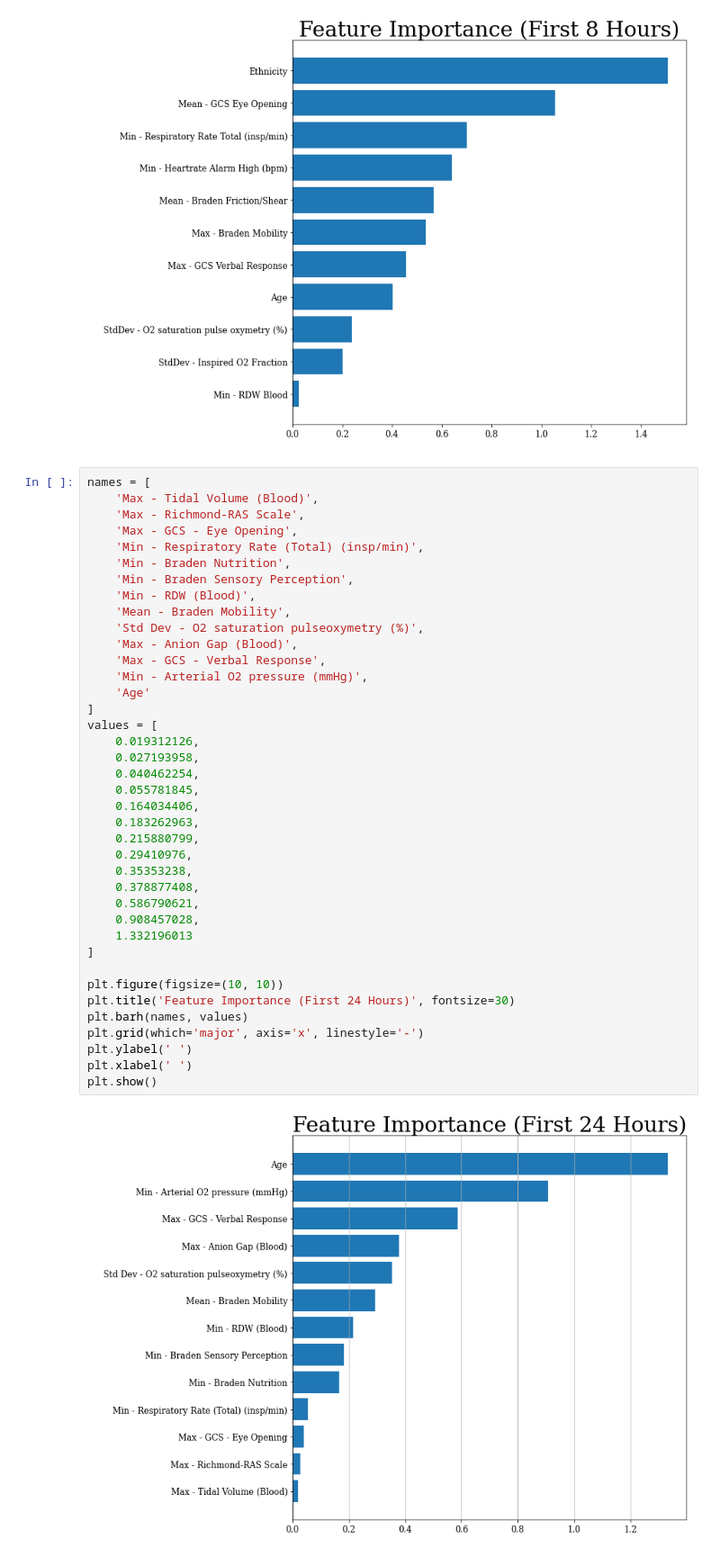
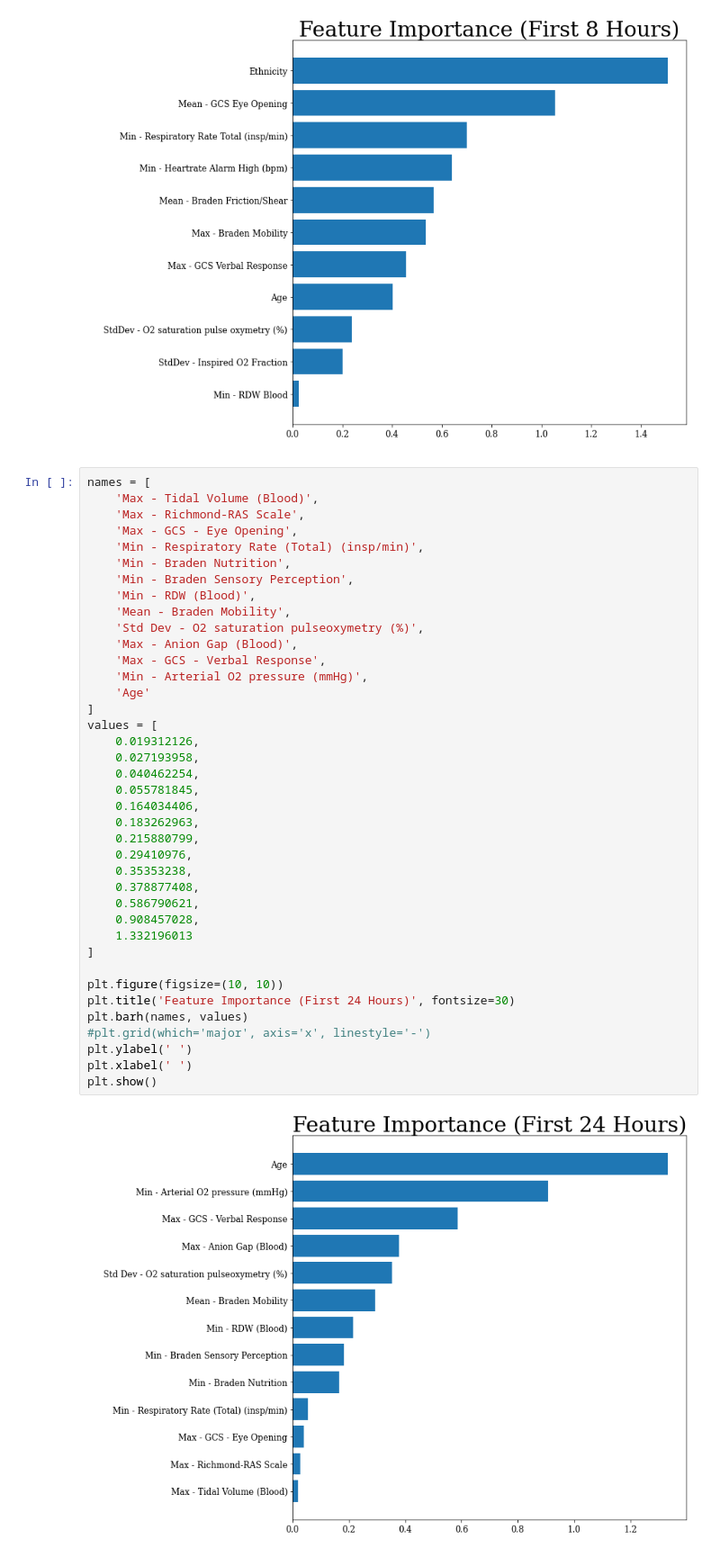
Before and after one commit to DimopDim/MimicIV, a Jupyter notebook: Cyprus_Paper/19_Important_features_plot.ipynb, the cells around one changed output. Shown at 90% size. Cells and saved outputs as stored; diff of their text form.

Commit message:
most important features plot

```diff
--- a/Cyprus_Paper/19_Important_features_plot.ipynb
+++ b/Cyprus_Paper/19_Important_features_plot.ipynb
@@ -51,32 +51,32 @@ names = [
     'Mean - Braden Mobility',
     'Std Dev - O2 saturation pulseoxymetry (%)',
     'Max - Anion Gap (Blood)',
     'Max - GCS - Verbal Response',
     'Min - Arterial O2 pressure (mmHg)',
     'Age'
 ]
 values = [
     0.019312126,
     0.027193958,
     0.040462254,
     0.055781845,
     0.164034406,
     0.183262963,
     0.215880799,
     0.29410976,
     0.35353238,
     0.378877408,
     0.586790621,
     0.908457028,
     1.332196013
 ]
 
 plt.figure(figsize=(10, 10))
 plt.title('Feature Importance (First 24 Hours)', fontsize=30)
 plt.barh(names, values)
-plt.grid(which='major', axis='x', linestyle='-')
+#plt.grid(which='major', axis='x', linestyle='-')
 plt.ylabel(' ')
 plt.xlabel(' ')
 plt.show()
 # %% [output]
-[figure, old version]
+[figure, new version]
```
